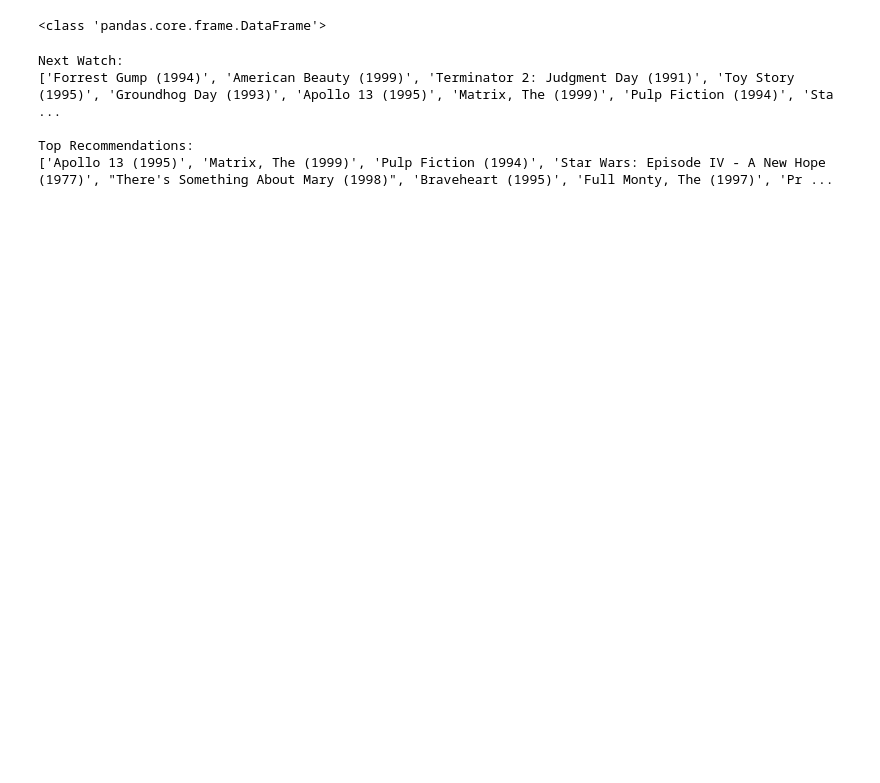
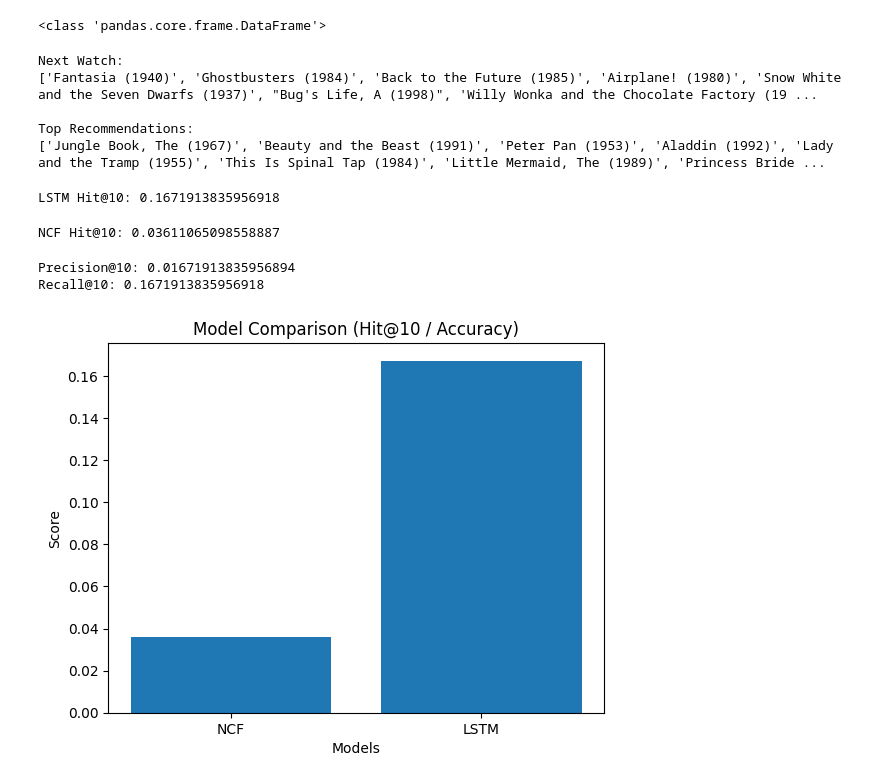
Before and after one commit to Hrulekh/LSTM-Based-Sequential-Recommender, a Jupyter notebook: notebooks/02_baseline.ipynb, the cells around one changed output. Saved outputs shown, nothing was run; the diff lists cells and outputs as text; code cells hidden in the pictures; blank space fills up the shorter version.

```diff
--- a/notebooks/02_baseline.ipynb
+++ b/notebooks/02_baseline.ipynb
@@ -464,7 +476,7 @@ def sequence_hit_rate_test(model, test_sequences, k=10):
     total = 0
 
     with torch.no_grad():
-        for seq, target in test_sequences:
+        for user_id,seq, target in test_sequences:
 
             seq_tensor = torch.tensor(seq).unsqueeze(0)
             preds = model(seq_tensor)
@@ -799,7 +835,7 @@ print(type(movies))
 # %% [output]
 <class 'pandas.core.frame.DataFrame'>
 # %%
-user_history = [10, 25, 40]
+user_history = [2, 5, 60]
 
 next_movies = get_next_watch(seq_model, user_history)
 top_movies = get_top_recommendations(seq_model, user_history)
@@ -811,12 +847,58 @@ print("\nTop Recommendations:")
 print(get_movie_titles(top_movies))
 # %% [output]
 Next Watch:
-['Forrest Gump (1994)', 'American Beauty (1999)', 'Terminator 2: Judgment Day (1991)', 'Toy Story (1995)', 'Groundhog Day (1993)', 'Apollo 13 (1995)', 'Matrix, The (1999)', 'Pulp Fiction (1994)', 'Sta ...
+['Fantasia (1940)', 'Ghostbusters (1984)', 'Back to the Future (1985)', 'Airplane! (1980)', 'Snow White and the Seven Dwarfs (1937)', "Bug's Life, A (1998)", 'Willy Wonka and the Chocolate Factory (19 ...
 
 Top Recommendations:
-['Apollo 13 (1995)', 'Matrix, The (1999)', 'Pulp Fiction (1994)', 'Star Wars: Episode IV - A New Hope (1977)', "There's Something About Mary (1998)", 'Braveheart (1995)', 'Full Monty, The (1997)', 'Pr ...
+['Jungle Book, The (1967)', 'Beauty and the Beast (1991)', 'Peter Pan (1953)', 'Aladdin (1992)', 'Lady and the Tramp (1955)', 'This Is Spinal Tap (1984)', 'Little Mermaid, The (1989)', 'Princess Bride ...
 # %%
-import pickle
-
-with open("movie_map.pkl", "wb") as f:
-    pickle.dump(movie_map, f)
+lstm_hit = sequence_hit_rate_test(seq_model, test_sequences, k=10)
+print("LSTM Hit@10:", lstm_hit)
+# %% [output]
+LSTM Hit@10: 0.1671913835956918
+# %%
+ncf_hit = ncf_hit_rate(ncf_model_strong, train_ncf, test_ncf, n_movies)
+print("NCF Hit@10:", ncf_hit)
+# %% [output]
+NCF Hit@10: 0.03611065098558887
+# %%
+def precision_recall_at_k(model, test_sequences, k=10):
+    total_precision = 0
+    total_recall = 0
+
+    with torch.no_grad():
+        for user_id, seq, target in test_sequences:
+            seq_tensor = torch.tensor(seq).unsqueeze(0)
+            scores = model(seq_tensor).squeeze()
+
+            top_k = torch.topk(scores, k).indices.tolist()
+
+            hit = int(target in top_k)
+
+            total_precision += hit / k
+            total_recall += hit / 1
+
+    n = len(test_sequences)
+    return total_precision/n, total_recall/n
+
+precision, recall = precision_recall_at_k(seq_model, test_sequences)
+
+print("Precision@10:", precision)
+print("Recall@10:", recall)
+# %% [output]
+Precision@10: 0.01671913835956894
+Recall@10: 0.1671913835956918
+# %%
+import matplotlib.pyplot as plt
+
+models = ["NCF", "LSTM"]
+scores = [ncf_hit, lstm_hit]
+
+plt.figure()
+plt.bar(models, scores)
+plt.title("Model Comparison (Hit@10 / Accuracy)")
+plt.ylabel("Score")
+plt.xlabel("Models")
+plt.show()
+# %% [output]
+[figure, added]
```
Also changed, not shown: parts of 23 cells of this notebook, 2 other files.
